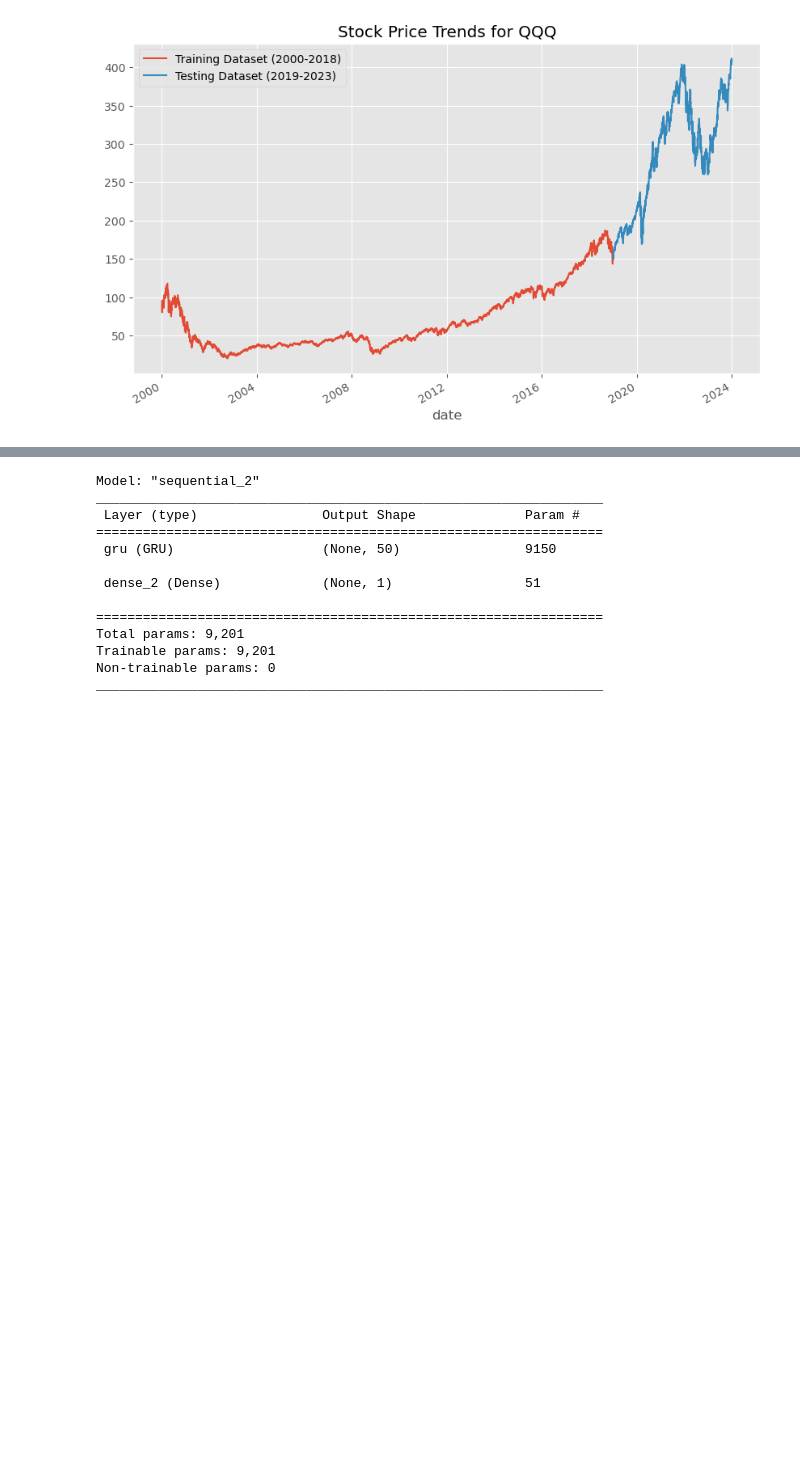
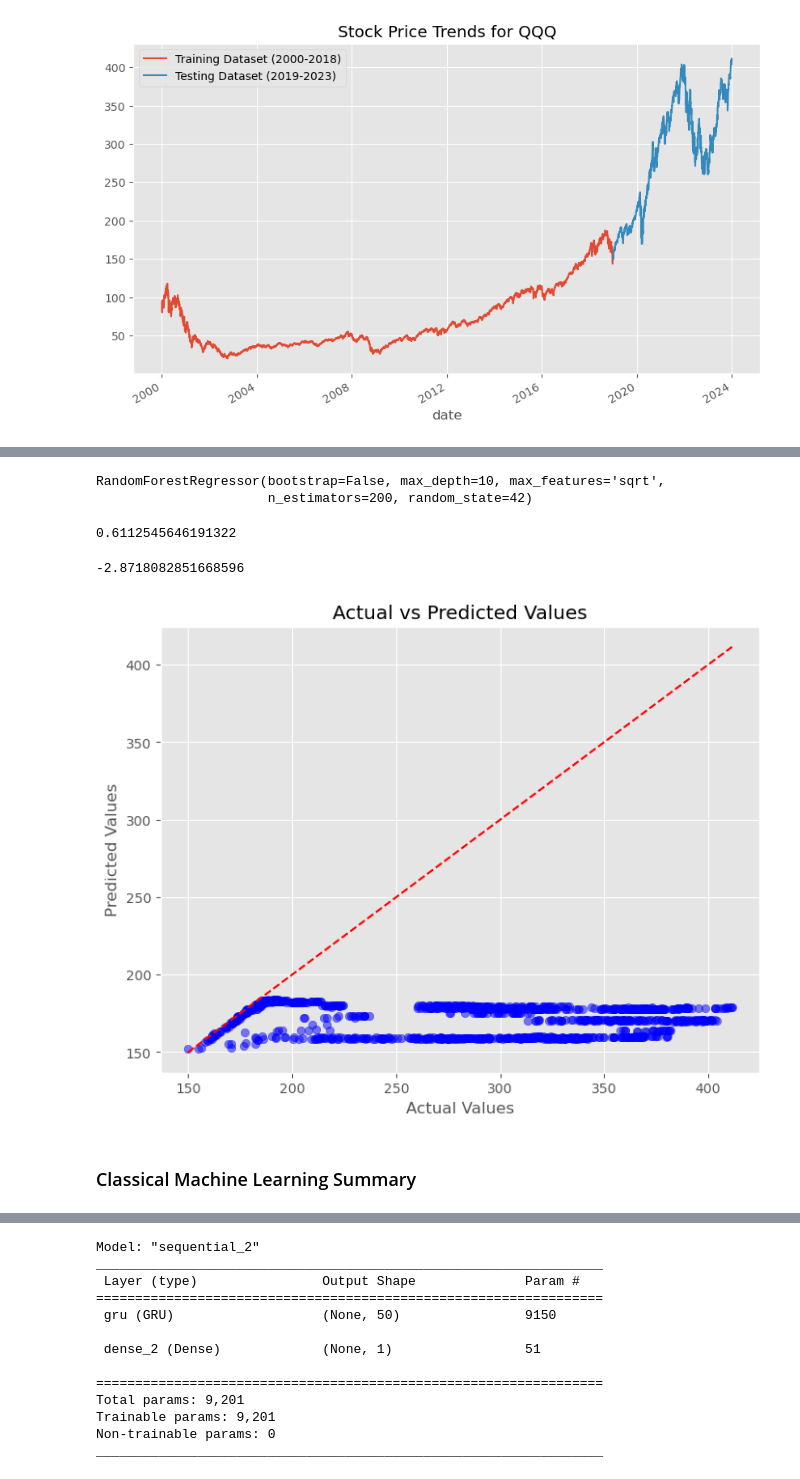
Before and after one commit to elijahlopez94/stock_market_prediction_with_rnn, a Jupyter notebook: machine_learning.ipynb, the cells around one changed output, grey strips where cells are left out. Drawn from its saved outputs; the diff is of its cells as text; code cells hidden in the pictures; blank space fills up the shorter version.

```diff
--- a/machine_learning.ipynb
+++ b/machine_learning.ipynb
@@ -369,0 +276,4 @@ ___
+# %%
+random_forest_grid_search = GridSearchCV(estimator=random_forest, param_grid=random_forest_param_grid, cv=5, n_jobs=-1, verbose=True)
+# %%
+random_forest_grid_search.fit(X_train_scaled, y_train)
@@ -369,0 +287,11 @@ ___
+# %%
+best_random_forest = random_forest_grid_search.best_estimator_
+best_random_forest
+# %% [output]
+RandomForestRegressor(bootstrap=False, max_depth=10, max_features='sqrt',
+                      n_estimators=200, random_state=42)
+# %%
+best_random_forest_score = random_forest_grid_search.best_score_
+best_random_forest_score
+# %% [output]
+0.6112545646191322
@@ -369,0 +300,27 @@ ___
+# %%
+best_random_forest_r2 = r2_score(y_test, best_random_forest_pred)
+best_random_forest_r2
+# %% [output]
+-2.8718082851668596
+# %%
+plt.figure(figsize=(8, 6))
+
+# Scatter plot for actual vs predicted values
+x = y_test
+y = best_random_forest_pred
+plt.scatter(x, y, color='blue', alpha=0.5)
+
+# Add title and labels
+plt.title('Actual vs Predicted Values')
+plt.xlabel('Actual Values')
+plt.ylabel('Predicted Values')
+
+
+# Line showing perfect predictions
+plt.plot([x.min(), x.max()], [x.min(), x.max()], color='red', linestyle='--')
+
+plt.show()
+# %% [output]
+[figure, added]
+# %% [markdown]
+### Classical Machine Learning Summary
```
Also changed, not shown: parts of 97 cells of this notebook, 13 other files.
